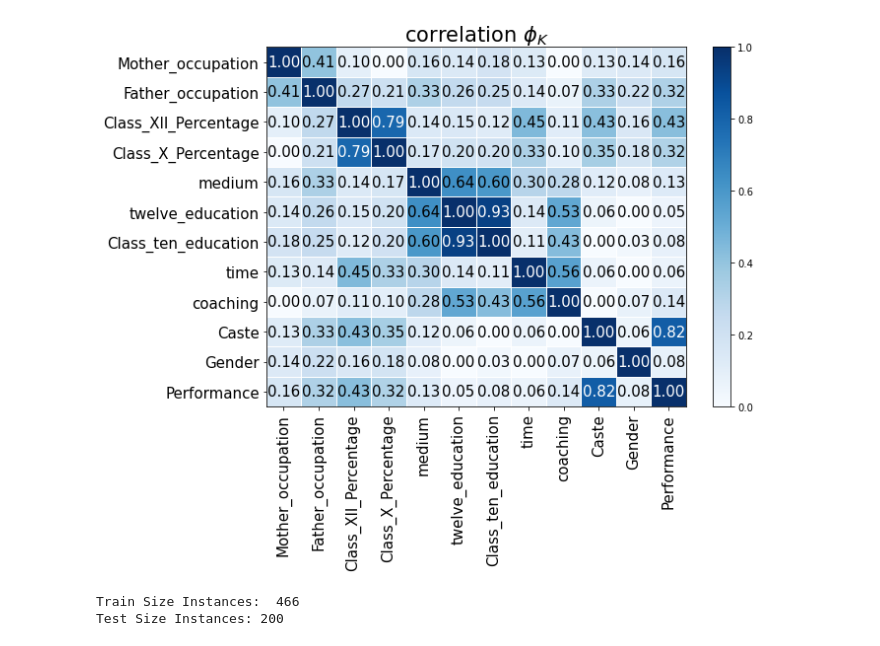
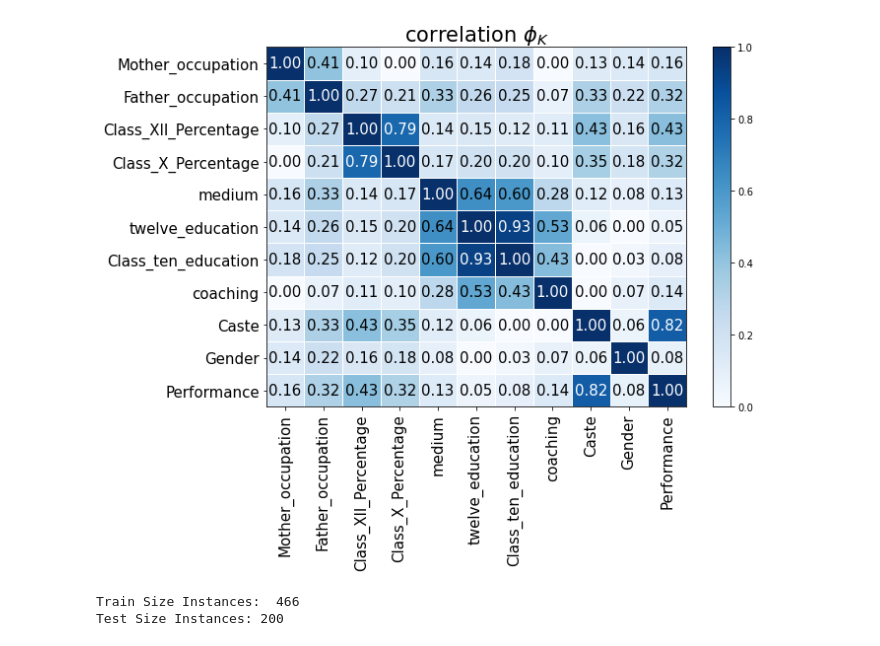
Before and after one commit to AmilaIndika789/Explainability_AI_Research, a Jupyter notebook: interpretML_glassbox.ipynb, the cells around one changed output. Drawn from its saved outputs; the diff is of its cells as text; code cells hidden in the pictures.

Commit message:
Drop time feature from data and generate phik correlation plot

```diff
--- a/interpretML_glassbox.ipynb
+++ b/interpretML_glassbox.ipynb
@@ -35,21 +35,23 @@ Y = df["Performance"]
 # %%
 import phik
 from phik.report import plot_correlation_matrix
 %matplotlib inline
-phik_overview = df.phik_matrix()
+
+df_for_phik = df.drop(['time'], axis=1)
+phik_overview = df_for_phik.phik_matrix()
 phik_overview.round(2)
 plot_correlation_matrix(phik_overview.values,
                         x_labels=phik_overview.columns,
                         y_labels=phik_overview.index,
                         vmin=0, vmax=1, color_map="Blues",
                         title=r"correlation $\phi_K$",
                         fontsize_factor=1.5,
                         figsize=(10, 8))
 plt.tight_layout()
 plt.savefig('./docs/phi_k_correlations.png', bbox_inches='tight')
 plt.show()
 # %% [output]
-[figure, old version]
+[figure, new version]
 # %%
 # split data
 seed = 1
```
